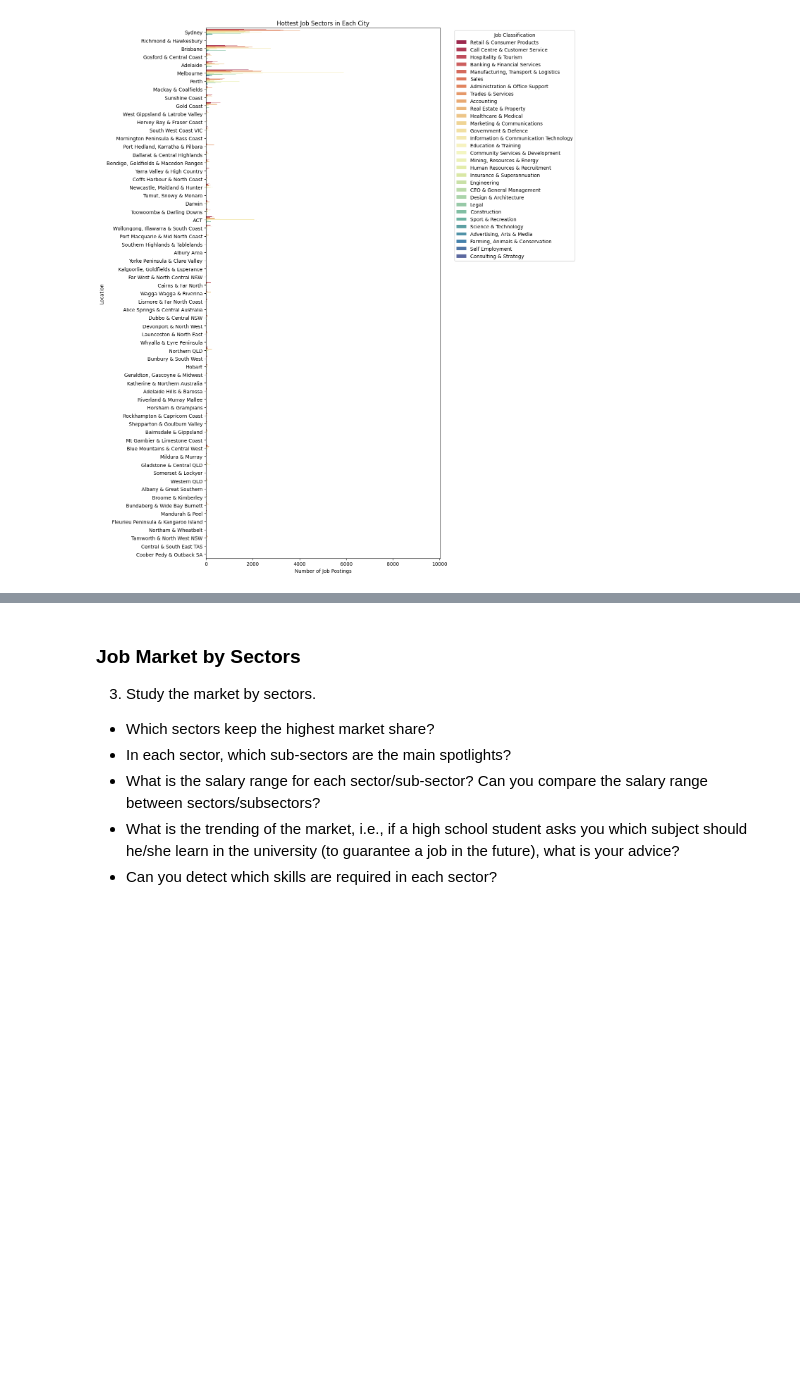
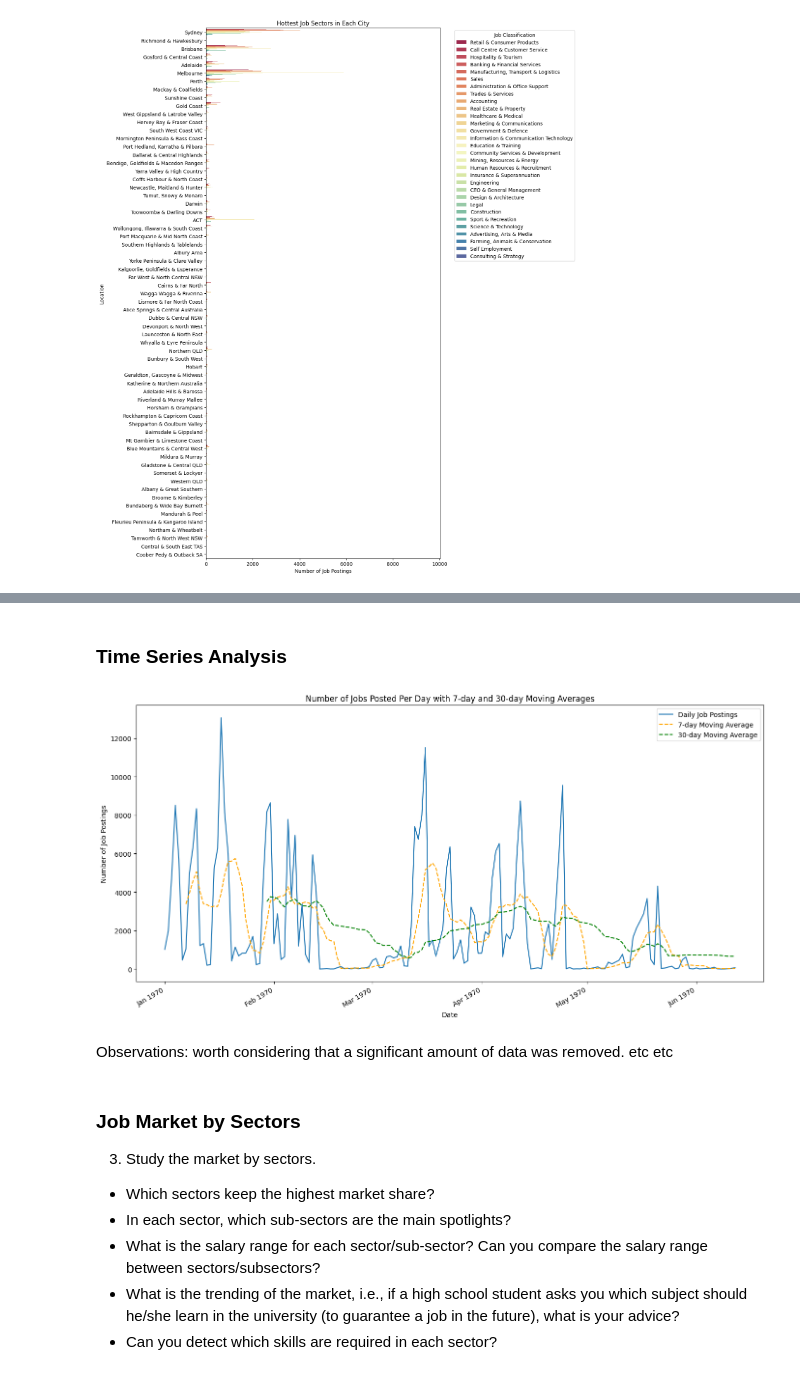
Before and after one commit to jrutho/BigDataAnalytics-Assignment1, a Jupyter notebook: Question2.ipynb, the cells around one changed output, grey strips where cells are left out. Cells and saved outputs as stored; diff of their text form; code cells hidden in the pictures; blank space fills up the shorter version.

```diff
--- a/Question2.ipynb
+++ b/Question2.ipynb
@@ -208,3 +179,34 @@ Sydney       60765        0         0         0         0         0      0
+# %% [markdown]
+### Time Series Analysis
+# %%
+daily_postings = df.groupby('Date').size().reset_index(name='Job Postings')
+
+# Calculate the 7-day and 30-day moving averages
+daily_postings['7-day Moving Average'] = daily_postings['Job Postings'].rolling(window=7).mean()
+daily_postings['30-day Moving Average'] = daily_postings['Job Postings'].rolling(window=30).mean()
+
+plt.figure(figsize=(14, 7))
+sns.lineplot(data=daily_postings, x='Date', y='Job Postings', label='Daily Job Postings')
+sns.lineplot(data=daily_postings, x='Date', y='7-day Moving Average', label='7-day Moving Average', color='orange', linestyle='--')
+sns.lineplot(data=daily_postings, x='Date', y='30-day Moving Average', label='30-day Moving Average', color='green', linestyle='--')
+
+plt.gca().xaxis.set_major_locator(mdates.MonthLocator())
+plt.gca().xaxis.set_major_formatter(mdates.DateFormatter('%b %Y'))
+plt.gcf().autofmt_xdate()
+
+plt.title('Number of Jobs Posted Per Day with 7-day and 30-day Moving Averages')
+plt.xlabel('Date')
+plt.ylabel('Number of Job Postings')
+plt.legend()
+plt.tight_layout()
+plt.show()
+# %% [output]
+[figure, added]
+# %% [markdown]
+Observations:
+worth considering that a significant amount of data was removed.
+etc
+etc
 # %% [markdown]
 ### Job Market by Sectors
 3) Study the market by sectors.
```
Also changed, not shown: parts of 7 cells of this notebook, 1 other file.
